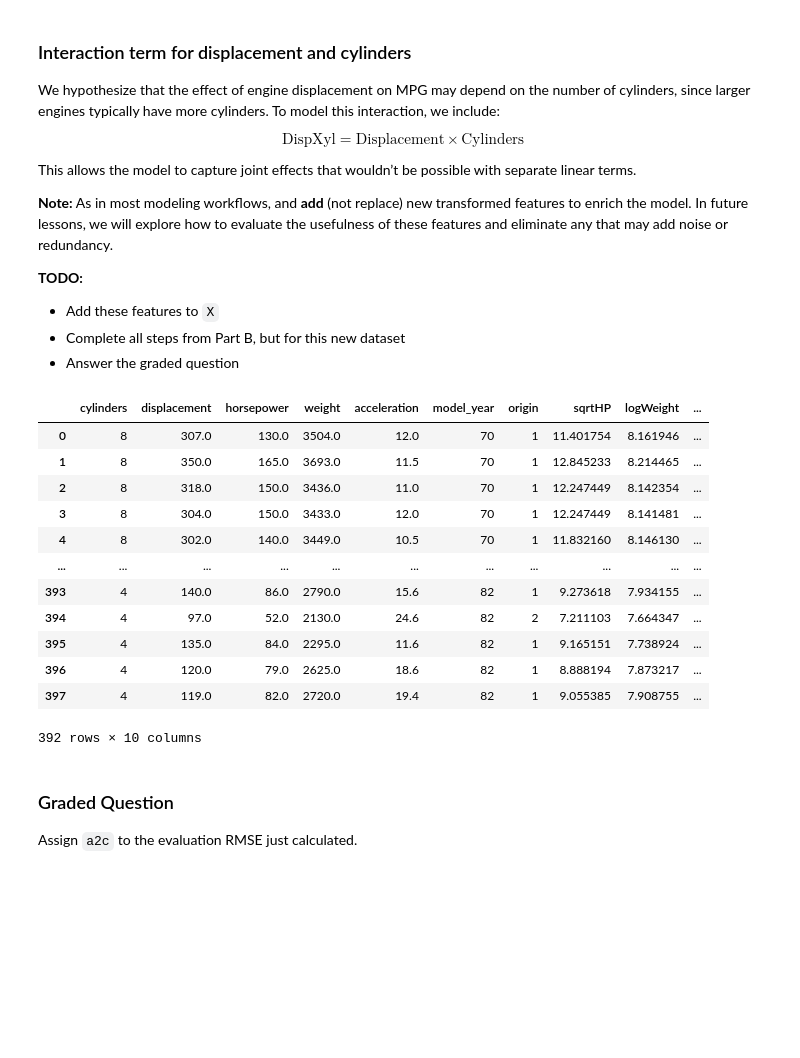
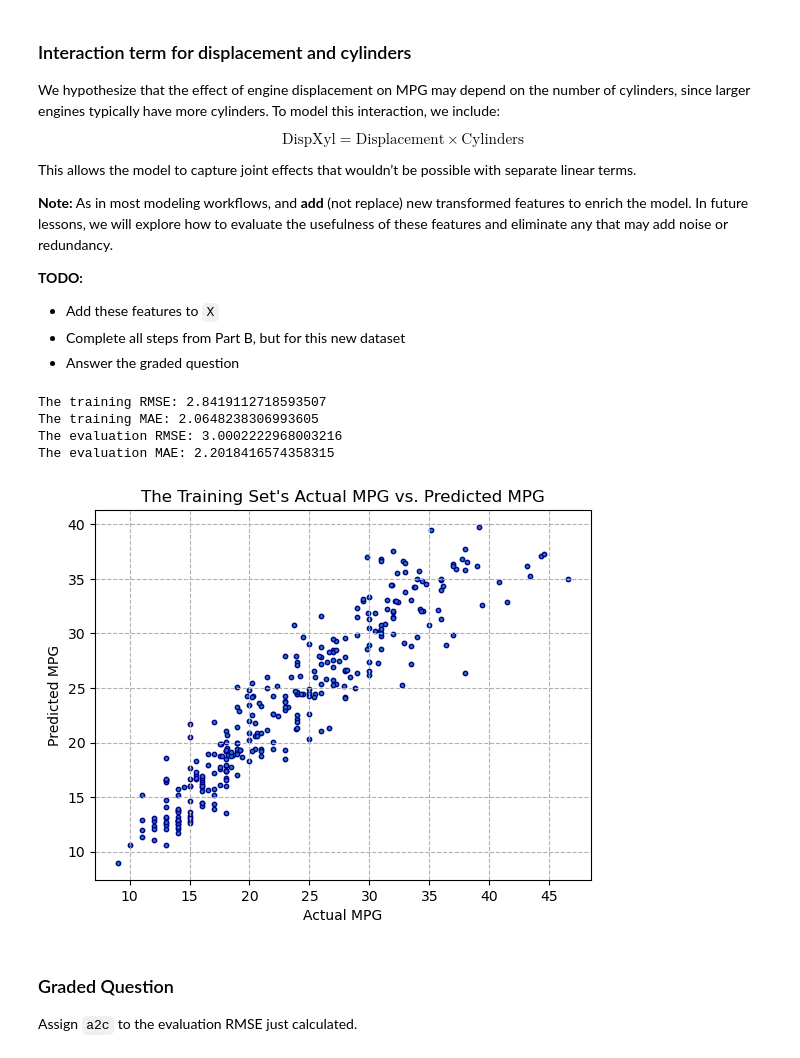
Before and after one commit to keshleem/dx603-homework3, a Jupyter notebook: Homework_03.ipynb, the cells around one changed output. Cells and saved outputs as stored; diff of their text form; code cells hidden in the pictures; blank space fills up the shorter version.

```diff
--- a/Homework_03.ipynb
+++ b/Homework_03.ipynb
@@ -634,21 +636,44 @@ X['logWeight'] = np.log1p(X['weight'])
 X['DispXyl'] = (X['displacement']) * (X['cylinders'])
 
 # verifying the additional columns
-X
+# X
-# %% [output]
-|  | cylinders | displacement | horsepower | weight | acceleration | model_year | origin | sqrtHP | logWeight | ... |
-| 0 | 8 | 307.0 | 130.0 | 3504.0 | 12.0 | 70 | 1 | 11.401754 | 8.161946 | ... |
-| 1 | 8 | 350.0 | 165.0 | 3693.0 | 11.5 | 70 | 1 | 12.845233 | 8.214465 | ... |
-| 2 | 8 | 318.0 | 150.0 | 3436.0 | 11.0 | 70 | 1 | 12.247449 | 8.142354 | ... |
-| 3 | 8 | 304.0 | 150.0 | 3433.0 | 12.0 | 70 | 1 | 12.247449 | 8.141481 | ... |
-| 4 | 8 | 302.0 | 140.0 | 3449.0 | 10.5 | 70 | 1 | 11.832160 | 8.146130 | ... |
-| ... | ... | ... | ... | ... | ... | ... | ... | ... | ... | ... |
-| 393 | 4 | 140.0 | 86.0 | 2790.0 | 15.6 | 82 | 1 | 9.273618 | 7.934155 | ... |
-| 394 | 4 | 97.0 | 52.0 | 2130.0 | 24.6 | 82 | 2 | 7.211103 | 7.664347 | ... |
-| 395 | 4 | 135.0 | 84.0 | 2295.0 | 11.6 | 82 | 1 | 9.165151 | 7.738924 | ... |
-| 396 | 4 | 120.0 | 79.0 | 2625.0 | 18.6 | 82 | 1 | 8.888194 | 7.873217 | ... |
-| 397 | 4 | 119.0 | 82.0 | 2720.0 | 19.4 | 82 | 1 | 9.055385 | 7.908755 | ... |
-392 rows × 10 columns
+# %%
+#splitting data into training and evaluation sets
+X_train_ft, X_eval_ft, y_train_ft, y_eval_ft = train_test_split(X, y, test_size=0.2, random_state=random_seed)
+
+# fitting a linear regression model
+mpg_model_ft = LinearRegression()
+mpg_model_ft.fit(X_train_ft,y_train_ft)
+
+# predict for training and evaluation
+y_train_ft_pred = mpg_model_ft.predict(X_train_ft)
+y_eval_ft_pred = mpg_model_ft.predict(X_eval_ft)
+
+# evaluate model by MSE and MAE
+train_ft_mpg_rmse = np.sqrt(mean_squared_error(y_train_ft, y_train_ft_pred))
+eval_ft_mpg_rmse = np.sqrt(mean_squared_error(y_eval_ft, y_eval_ft_pred))
+train_ft_mpg_mae = mean_absolute_error(y_train_ft, y_train_ft_pred)
+eval_ft_mpg_mae = mean_absolute_error(y_eval_ft, y_eval_ft_pred)
+
+print(f"The training RMSE: {train_ft_mpg_rmse}")
+print(f"The training MAE: {train_ft_mpg_mae}")
+print(f"The evaluation RMSE: {eval_ft_mpg_rmse}")
+print(f"The evaluation MAE: {eval_ft_mpg_mae}")
+# %% [output]
+The training RMSE: 2.8419112718593507
+The training MAE: 2.0648238306993605
+The evaluation RMSE: 3.0002222968003216
+The evaluation MAE: 2.2018416574358315
+# %%
+# visualizing the training results
+plt.scatter(y_train_ft, y_train_ft_pred, s=10, edgecolors='darkblue')
+plt.title("The Training Set's Actual MPG vs. Predicted MPG")
+plt.xlabel('Actual MPG')
+plt.ylabel('Predicted MPG')
+plt.grid(linestyle='--')
+plt.show()
+# %% [output]
+[figure, added]
 # %% [markdown]
 ### Graded Question
 
```
Also changed, not shown: parts of 6 cells of this notebook.
